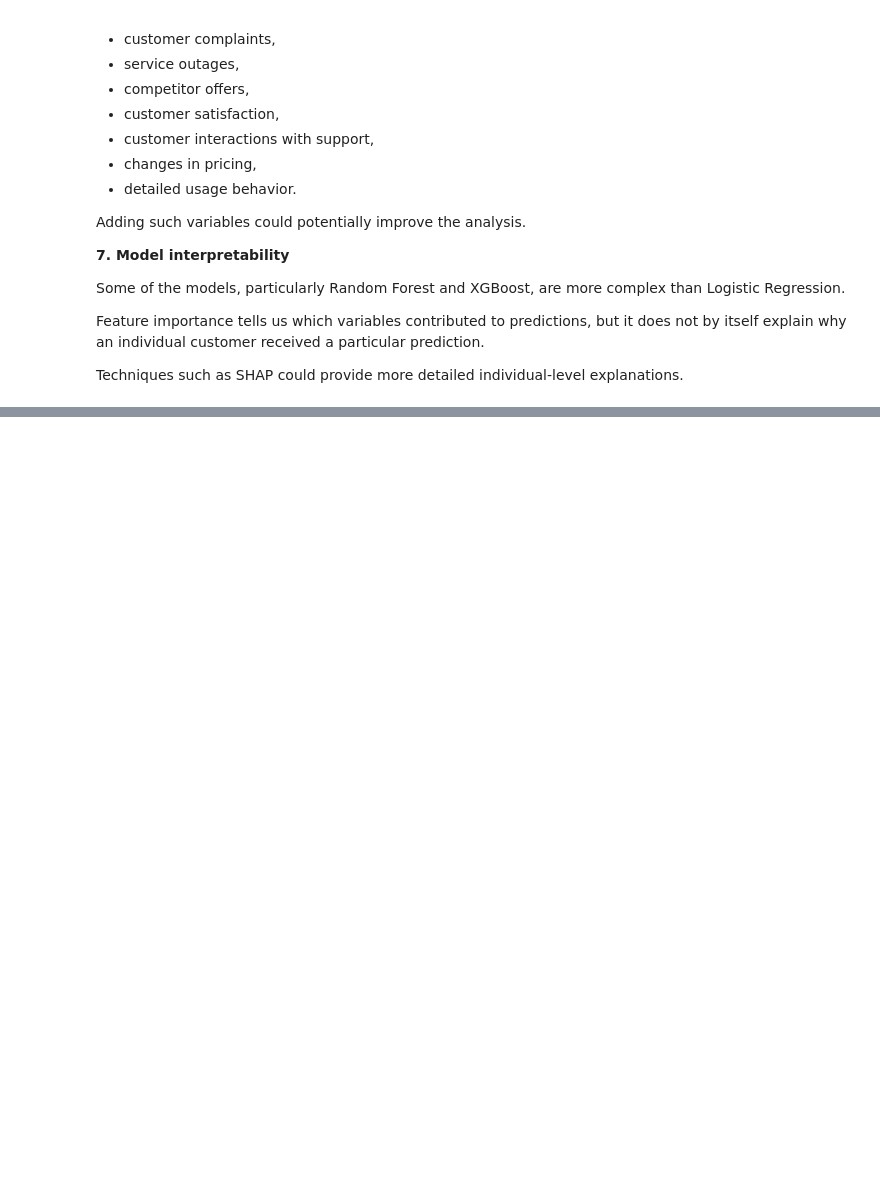
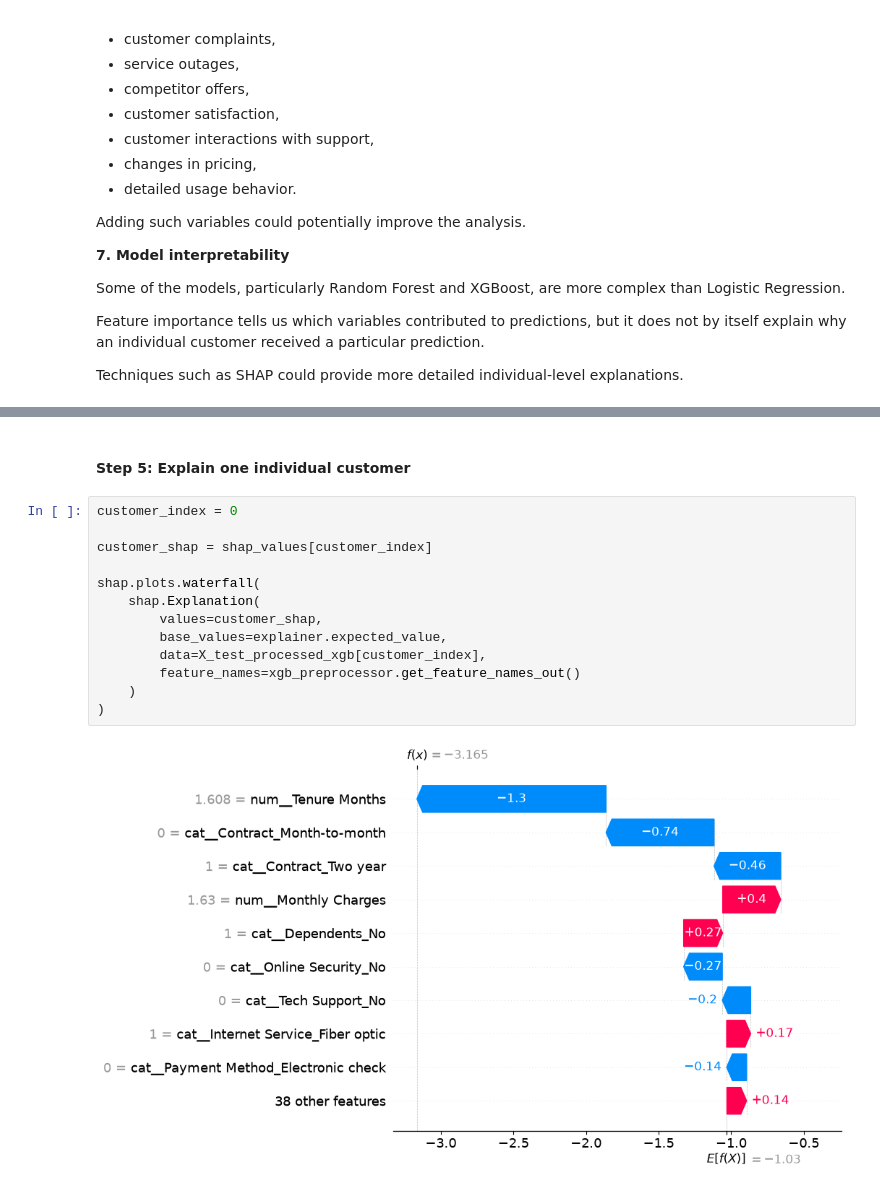
Before and after one commit to markreji2027/telecom-churn-intelligence, a Jupyter notebook: notebooks/03_ml_models.ipynb, the cells around one changed output, grey strips where cells are left out. Cells and saved outputs as stored; diff of their text form; blank space fills up the shorter version.

```diff
--- a/notebooks/03_ml_models.ipynb
+++ b/notebooks/03_ml_models.ipynb
@@ -2432,0 +2495,17 @@ Techniques such as SHAP could provide more detailed individual-level explanation
+# %% [markdown]
+#### Step 5: Explain one individual customer
+# %%
+customer_index = 0
+
+customer_shap = shap_values[customer_index]
+
+shap.plots.waterfall(
+    shap.Explanation(
+        values=customer_shap,
+        base_values=explainer.expected_value,
+        data=X_test_processed_xgb[customer_index],
+        feature_names=xgb_preprocessor.get_feature_names_out()
+    )
+)
+# %% [output]
+[figure, added]
```
Also changed, not shown: parts of 52 cells of this notebook, 2 other files.
